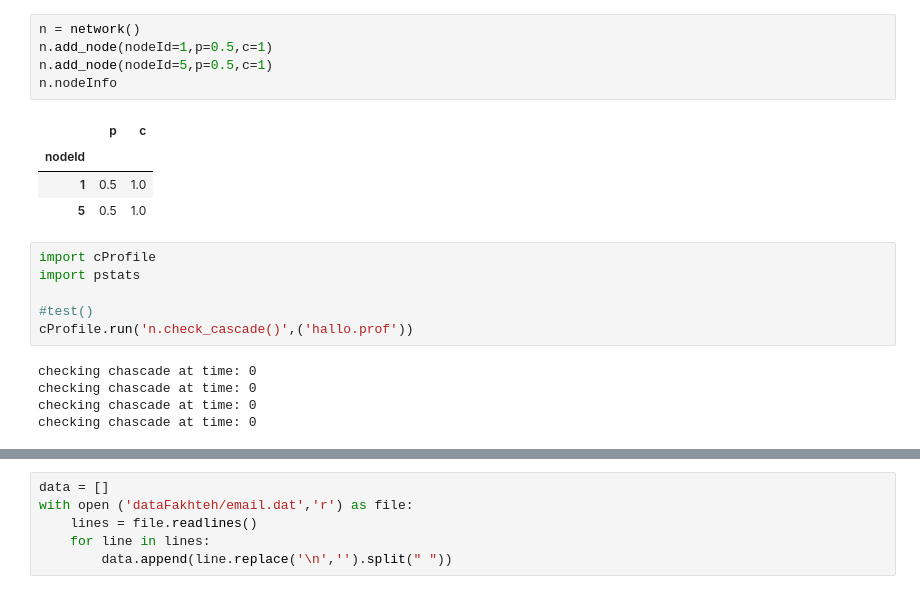
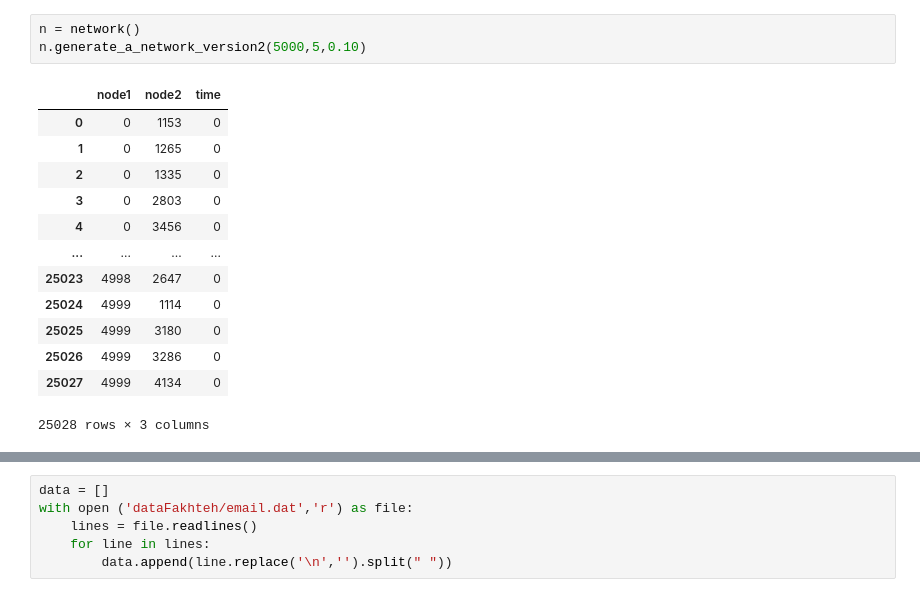
Before and after one commit to dermitdemk/watts_cascades_in_networks, a Jupyter notebook: main.ipynb, the cells around one changed output, grey strips where cells are left out. Drawn from its saved outputs; the diff is of its cells as text.

Commit message:
refactoring with node as object

```diff
--- a/main.ipynb
+++ b/main.ipynb
@@ -502,21 +505,17 @@ end-start
-# %%
-n = network()
-n.add_node(nodeId=1,p=0.5,c=1)
-n.add_node(nodeId=5,p=0.5,c=1)
-n.nodeInfo
-# %% [output]
-|  | p | c |
-| nodeId |  |  |
-| 1 | 0.5 | 1.0 |
-| 5 | 0.5 | 1.0 |
-# %%
-import cProfile
-import pstats
-
-#test()
-cProfile.run('n.check_cascade()',('hallo.prof'))
-# %% [output]
-checking chascade at time: 0
-checking chascade at time: 0
-checking chascade at time: 0
-checking chascade at time: 0
+# %%
+n = network()
+n.generate_a_network_version2(5000,5,0.10)
+# %% [output]
+|  | node1 | node2 | time |
+| 0 | 0 | 1153 | 0 |
+| 1 | 0 | 1265 | 0 |
+| 2 | 0 | 1335 | 0 |
+| 3 | 0 | 2803 | 0 |
+| 4 | 0 | 3456 | 0 |
+| ... | ... | ... | ... |
+| 25023 | 4998 | 2647 | 0 |
+| 25024 | 4999 | 1114 | 0 |
+| 25025 | 4999 | 3180 | 0 |
+| 25026 | 4999 | 3286 | 0 |
+| 25027 | 4999 | 4134 | 0 |
+25028 rows × 3 columns
```
Also changed, not shown: parts of 11 cells of this notebook.
